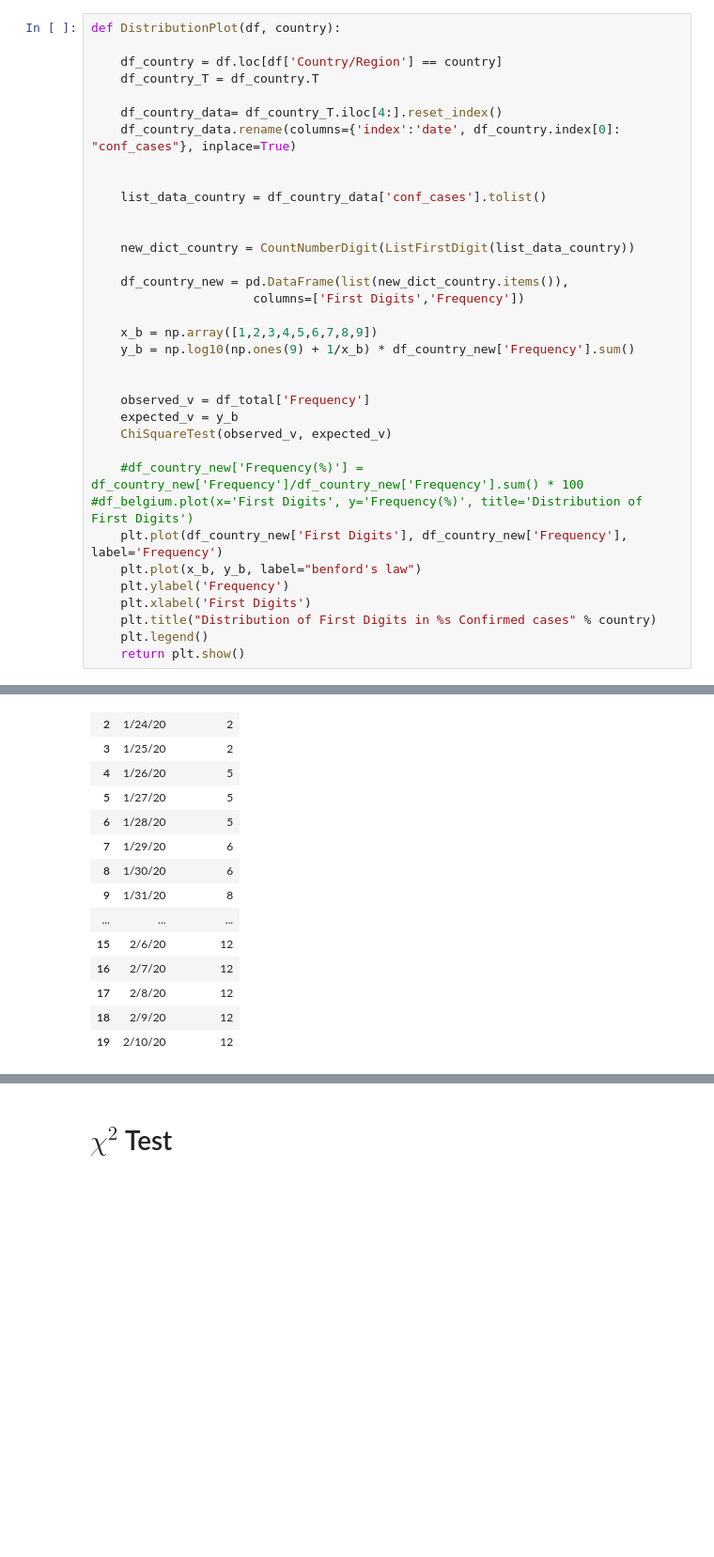
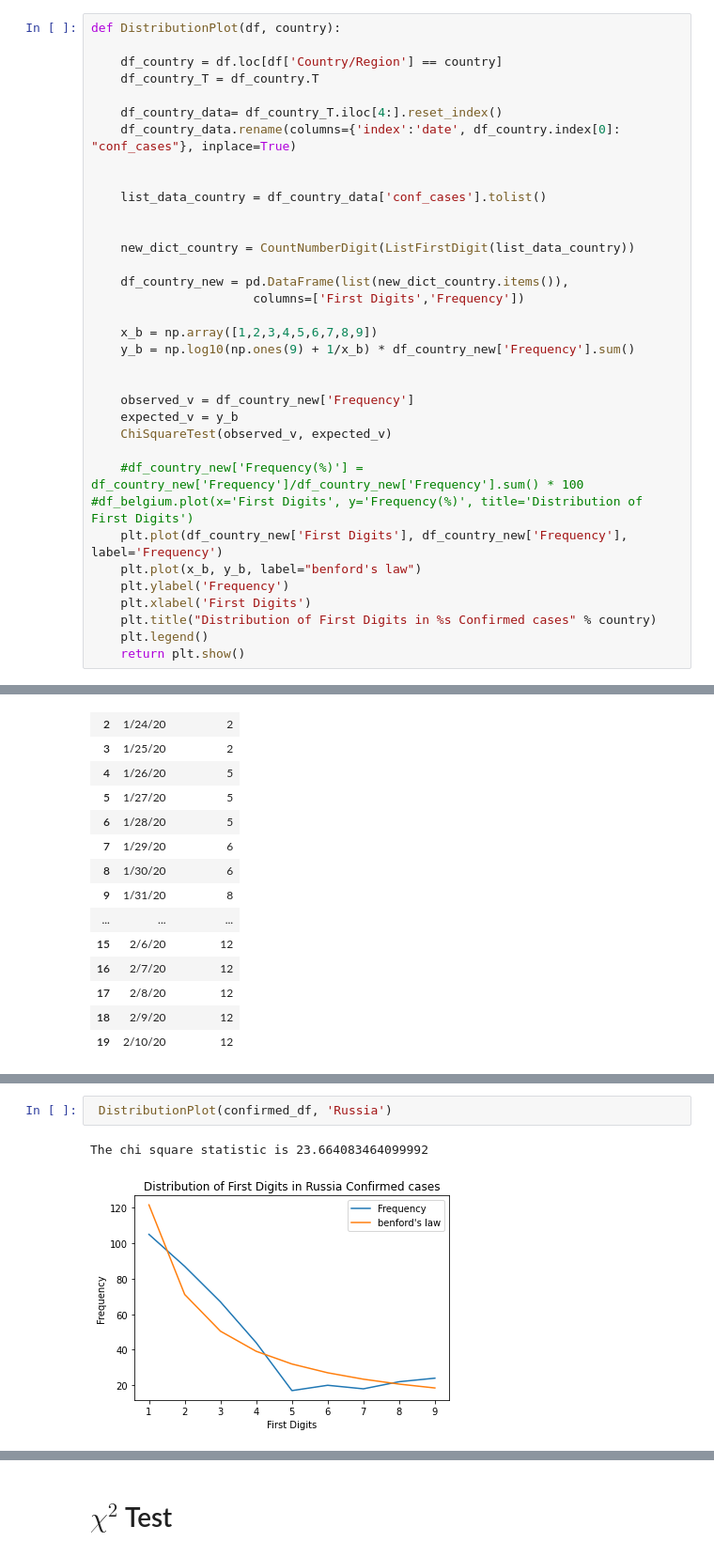
Before and after one commit to springboard-curriculum/DataScienceGuidedCapstone, a Jupyter notebook: Notebooks/kazage-covid19-project-wrangling.ipynb, the cells around one changed output, grey strips where cells are left out. Shown at 94% size. Cells and saved outputs as stored; diff of their text form; blank space fills up the shorter version.

Commit message:
Added more plots for countries with dictatorial regimes

```diff
--- a/Notebooks/kazage-covid19-project-wrangling.ipynb
+++ b/Notebooks/kazage-covid19-project-wrangling.ipynb
@@ -290,7 +292,7 @@ def DistributionPlot(df, country):
     y_b = np.log10(np.ones(9) + 1/x_b) * df_country_new['Frequency'].sum()
 
 
-    observed_v = df_total['Frequency']
+    observed_v = df_country_new['Frequency']
     expected_v = y_b
     ChiSquareTest(observed_v, expected_v)
 
@@ -369 +371,6 @@ The chi square statistic is 24.218604787286452
 [figure]
+# %%
+ DistributionPlot(confirmed_df, 'Russia')
+# %% [output]
+The chi square statistic is 23.664083464099992
+[figure, added]
```
Also changed, not shown: parts of 18 cells of this notebook.
